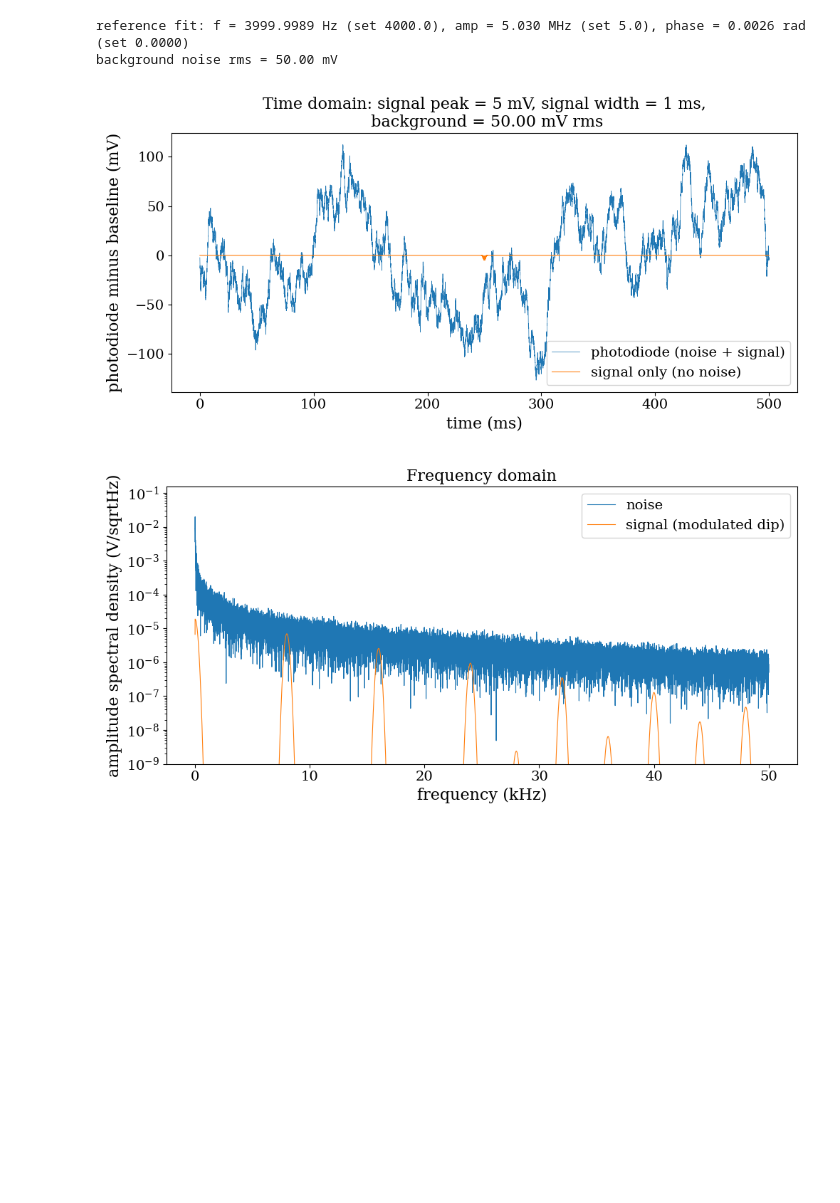
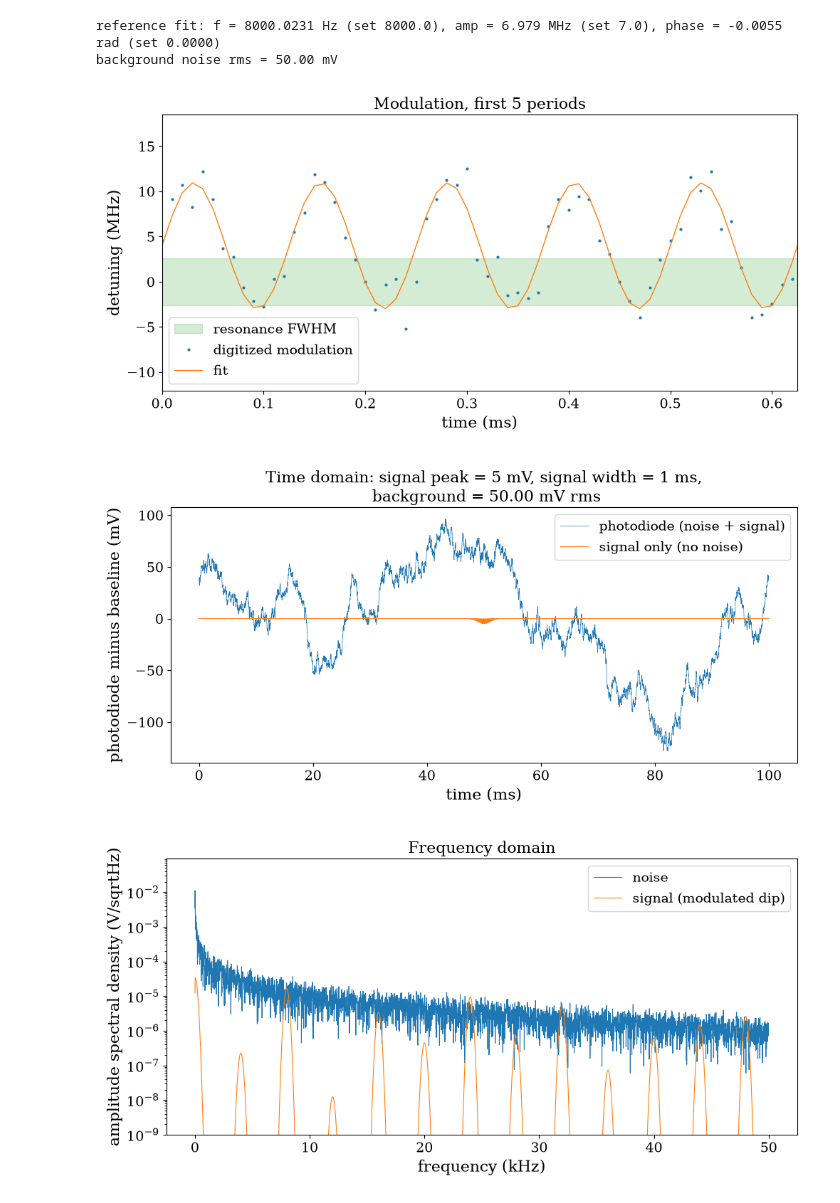
Before and after one commit to josephmlev/eedm_jml, a Jupyter notebook: daqAnalysisAndExperiments/launch/absorptionLockin/absorptionLockin.ipynb, the cells around one changed output. Cells and saved outputs as stored; diff of their text form; code cells hidden in the pictures; blank space fills up the shorter version.

```diff
--- a/daqAnalysisAndExperiments/launch/absorptionLockin/absorptionLockin.ipynb
+++ b/daqAnalysisAndExperiments/launch/absorptionLockin/absorptionLockin.ipynb
@@ -198,32 +179,32 @@ def lock_in(t, v, f_Hz, phase_rad, harmonic=2, n_periods=10):
 # ---------------- parameters ----------------
 # sampling
 fs_Hz = 100e3
-duration_s = .5
+duration_s = .1
 
 # atomic resonance
 linewidth_MHz = 5.2
 
 # modulation
-mod_amp_MHz = 5.0
-mod_freq_Hz = 4e3
-mod_dc_MHz = 0.0
+mod_amp_MHz = 7.0
+mod_freq_Hz = 8e3
+mod_dc_MHz = 4
 mod_phase_rad = 0.0
 
 # modulation channel digitizing
 MHz_per_V = 1000.0
-mod_white_rms_V = 2e-3
+mod_white_rms_V = 2.1e-3
 mod_seed = 1
 
 # time-of-flight signal
 dip_depth_V = 0.005
-t0_s = 0.25
+t0_s = 0.05
 sigma_t_s = 0.001
 
 # background
 baseline_V = 7.0
 white_asd_V_rtHz = 0*22.4e-6      # 22.4 uV/rtHz over 0-50 kHz = 5 mV rms
-white_hpf_Hz = None             # white noise only above this (None -> from DC)
-white_lpf_Hz = None             # white noise only below this (None -> up to fs/2)
+white_hpf_Hz = 2*7.5e3             # white noise only above this (None -> from DC)
+white_lpf_Hz = 2*8.5e3             # white noise only below this (None -> up to fs/2)
 drift_rms_V = 0.05            # slow noise off; set e.g. 0.010 to play
 drift_corner_Hz = 50000.0
 slow_amp_V = 0.0
@@ -263,7 +244,7 @@ print(f"background noise rms = {np.std(bg - baseline_V) * 1e3:.2f} mV")
 
 # ---------------- plot ----------------
 # modulation: digitized and fit, first 5 periods
-if 0:
+if 1:
     plt.figure(figsize=(10, 5))
     plt.axhspan(-linewidth_MHz / 2, linewidth_MHz / 2, color='C2', alpha=0.2, label='resonance FWHM')
     plt.plot(t * 1e3, delta_meas, '.', ms=4, label='digitized modulation')
@@ -303,36 +284,37 @@ if 0:
 if 1:
     f_n, psd_n = signal.periodogram(bg - baseline_V, fs=fs_Hz, window='hann')
     f_s, psd_s = signal.periodogram(dip, fs=fs_Hz, window='hann')
 
     plt.figure(figsize=(10, 5))
     plt.semilogy(f_n / 1e3, np.sqrt(psd_n), lw=0.8, label='noise')
     plt.semilogy(f_s / 1e3, np.sqrt(psd_s), lw=0.8, label='signal (modulated dip)')
     plt.ylim(1e-9, None)
     plt.xlabel('frequency (kHz)')
     plt.ylabel('amplitude spectral density (V/sqrtHz)')
     plt.title(f'Frequency domain')
     #plt.title(f'Frequency domain, f_mod = {mod_freq_Hz / 1e3:.0f} kHz')
     plt.legend()
     plt.tight_layout()
 
 # frequency domain: only bg
 if 0:
     f_n, psd_n = signal.periodogram(bg - baseline_V, fs=fs_Hz, window='hann')
 
     plt.figure(figsize=(10, 5))
     plt.semilogy(f_n / 1e3, np.sqrt(psd_n), lw=0.8, label='background')
     plt.ylim(1e-9, None)
     plt.xlabel('frequency (kHz)')
     plt.ylabel('amplitude spectral density (V/sqrtHz)')
     plt.title(f'Frequency domain: Only Background \n'
               f'background = {np.std(bg - baseline_V) * 1e3:.2f} mV rms, '
               f'white density = {white_asd_V_rtHz * 1e6:.1f} uV/sqrtHz')
     plt.tight_layout()
 # %% [output]
-reference fit: f = 3999.9989 Hz (set 4000.0), amp = 5.030 MHz (set 5.0), phase = 0.0026 rad (set 0.0000)
+reference fit: f = 8000.0231 Hz (set 8000.0), amp = 6.979 MHz (set 7.0), phase = -0.0055 rad (set 0.0000)
 background noise rms = 50.00 mV
-[figure, old version]
+[figure, new version]
-[figure, old version]
+[figure, new version]
+[figure, added]
 # %%
 # ---------------- parameters ----------------
 lockin_harmonic = 2
```
Also changed, not shown: parts of 2 cells of this notebook.
